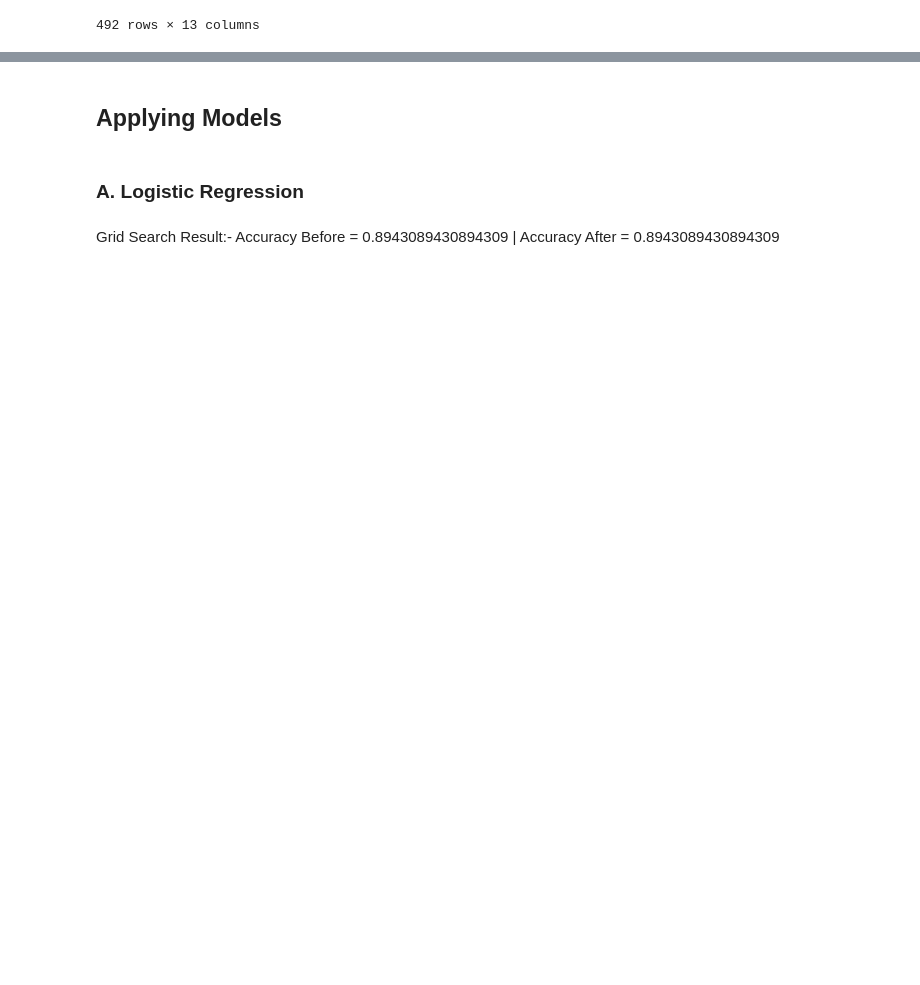
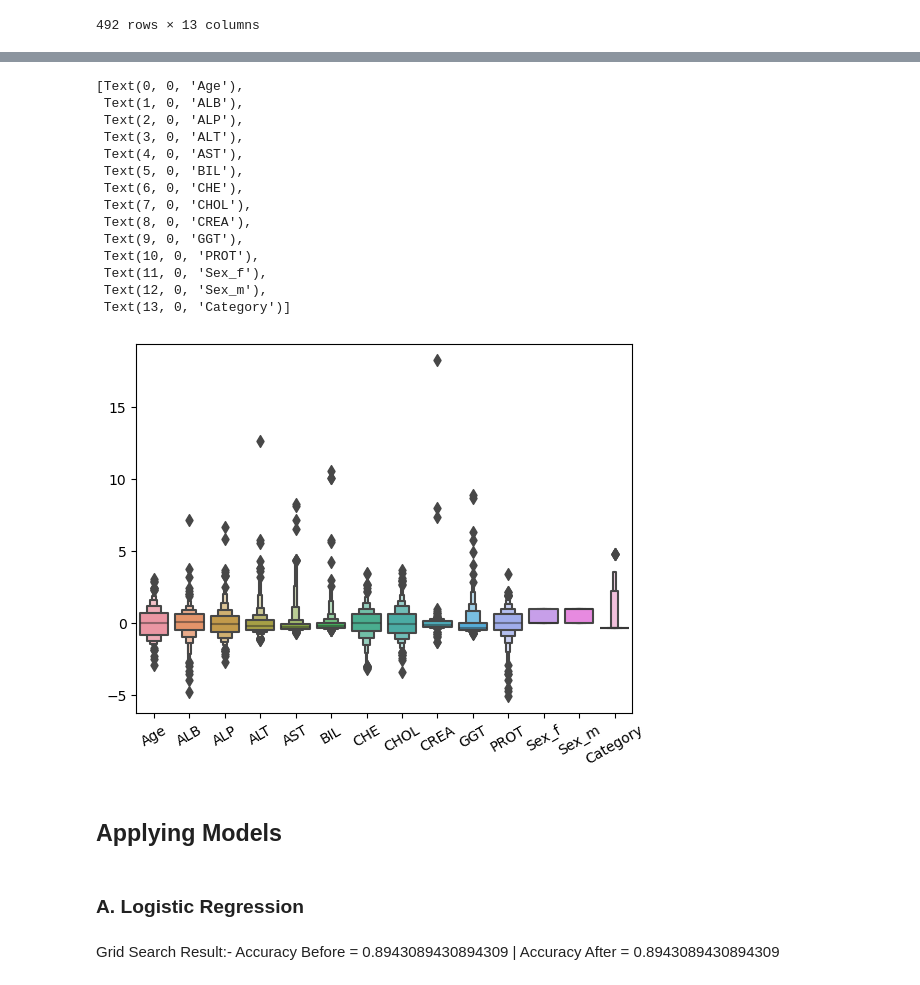
Before and after one commit to mqarmout/HCV_classification, a Jupyter notebook: model.ipynb, the cells around one changed output, grey strips where cells are left out. Cells and saved outputs as stored; diff of their text form; code cells hidden in the pictures; blank space fills up the shorter version.

```diff
--- a/model.ipynb
+++ b/model.ipynb
@@ -329,3 +365,22 @@ Sex_m -0.038215  0.155021  0.178456  0.056856 -1.000000  1.000000
+# %%
+ax = sns.boxenplot(data=X_train_processed_df)
+ax.set_xticklabels(ax.get_xticklabels(),rotation=30)
+# %% [output]
+[Text(0, 0, 'Age'),
+ Text(1, 0, 'ALB'),
+ Text(2, 0, 'ALP'),
+ Text(3, 0, 'ALT'),
+ Text(4, 0, 'AST'),
+ Text(5, 0, 'BIL'),
+ Text(6, 0, 'CHE'),
+ Text(7, 0, 'CHOL'),
+ Text(8, 0, 'CREA'),
+ Text(9, 0, 'GGT'),
+ Text(10, 0, 'PROT'),
+ Text(11, 0, 'Sex_f'),
+ Text(12, 0, 'Sex_m'),
+ Text(13, 0, 'Category')]
+[figure, added]
 # %% [markdown]
 ## Applying Models
 # %% [markdown]
```
Also changed, not shown: parts of 42 cells of this notebook, 2 other files.
